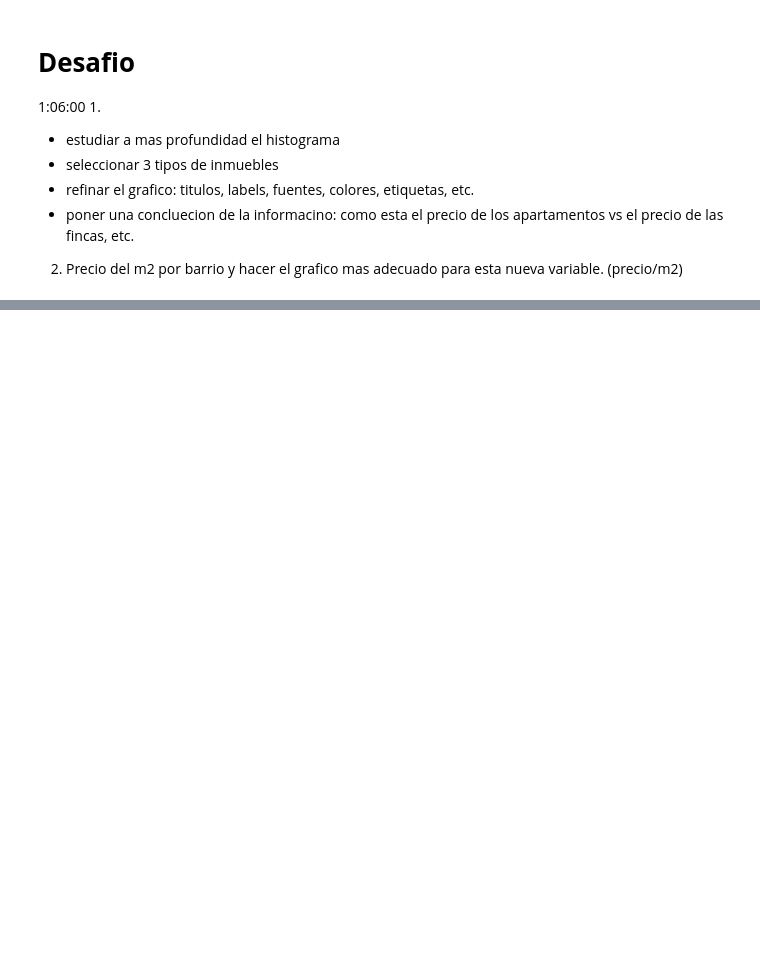
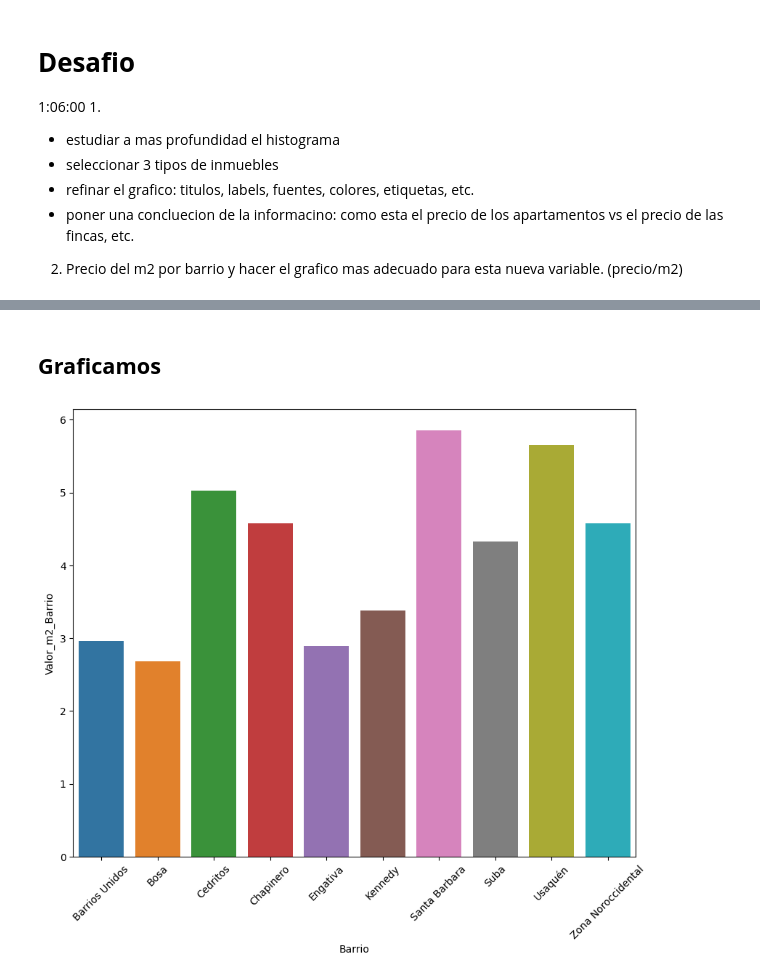
Before and after one commit to max6811/inmersion_datos_alura, a Jupyter notebook: INMERSION_DATOS_ALURA.ipynb, the cells around one changed output, grey strips where cells are left out. Cells and saved outputs as stored; diff of their text form; code cells hidden in the pictures; blank space fills up the shorter version.

```diff
--- a/INMERSION_DATOS_ALURA.ipynb
+++ b/INMERSION_DATOS_ALURA.ipynb
@@ -489,0 +494,3 @@ plt.show()
+# %%
+inmuebles['Valor_m2_Millon'] = inmuebles.Precio_millon / inmuebles.Area
+inmuebles.head()
@@ -489,0 +523,3 @@ plt.show()
+# %%
+datos_barrio = inmuebles.groupby('Barrio').sum()
+datos_barrio
@@ -489,0 +541,3 @@ plt.show()
+# %%
+datos_barrio['Valor_m2_Barrio'] = datos_barrio['Precio_millon'] / datos_barrio['Area']
+datos_barrio
@@ -489,0 +606,5 @@ plt.show()
+# %%
+print(datos_barrio)
+#reasignamos los indices ya que ahora se muestra  a los Barrios commo indices
+# inplace = nos permite reasignar a la misma variable
+datos_barrio.reset_index(inplace=True)
@@ -489,0 +665,10 @@ plt.show()
+# %% [markdown]
+## **Graficamos**
+# %%
+#generamos e lienzo
+plt.figure(figsize=(10,8))
+ax = sns.barplot(data=datos_barrio.query('Barrio in @top_barrios'), x='Barrio' , y='Valor_m2_Barrio')
+#ajustamos los parametros de nuestro puntos tick
+ax.tick_params(axis='x', rotation=45)
+# %% [output]
+[figure, added]
```
Also changed, not shown: parts of 48 cells of this notebook.
